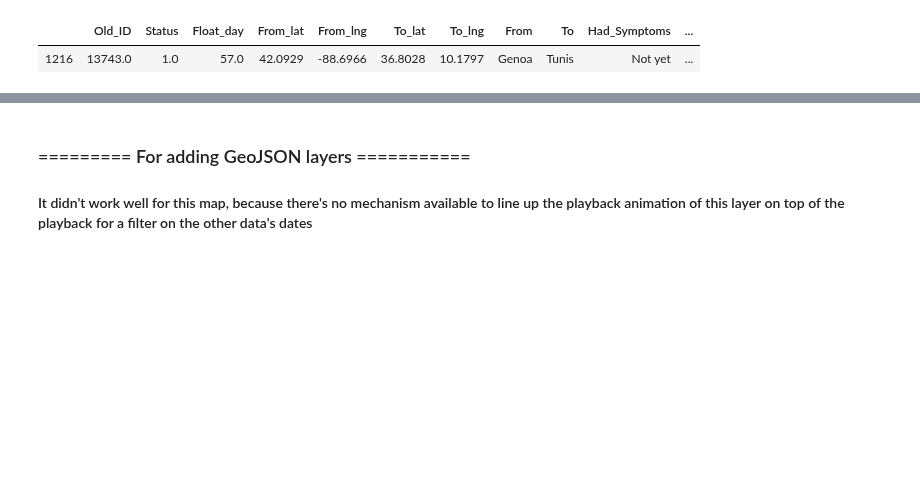
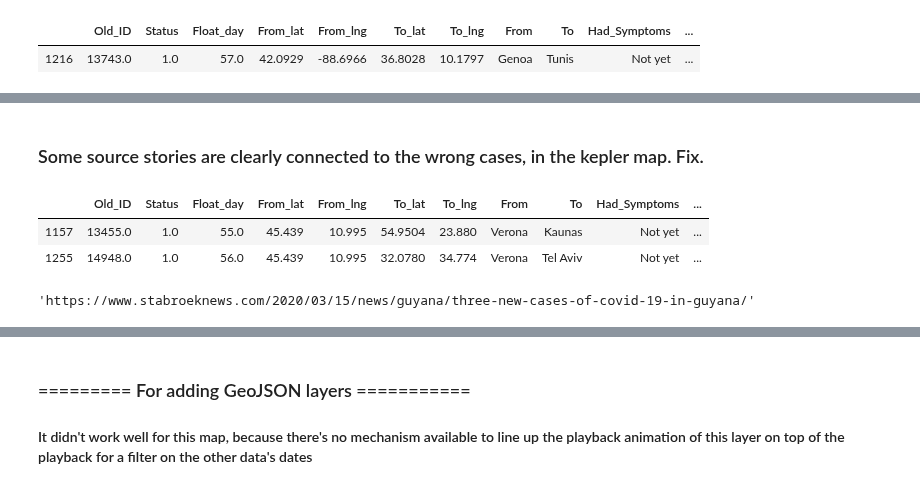
Before and after one commit to ebhtra/springboard, a Jupyter notebook: capstone_2/Map_Sick_Travelers.ipynb, the cells around one changed output, grey strips where cells are left out. Drawn from its saved outputs; the diff is of its cells as text; code cells hidden in the pictures; blank space fills up the shorter version.

```diff
--- a/capstone_2/Map_Sick_Travelers.ipynb
+++ b/capstone_2/Map_Sick_Travelers.ipynb
@@ -440,0 +440,12 @@ kepler_df[kepler_df.To == 'Genoa']
+# %% [markdown]
+### Some source stories are clearly connected to the wrong cases, in the kepler map.  Fix.
+# %%
+kepler_df[kepler_df.From == 'Verona']
+# %% [output]
+|  | Old_ID | Status | Float_day | From_lat | From_lng | To_lat | To_lng | From | To | Had_Symptoms | ... |
+| 1157 | 13455.0 | 1.0 | 55.0 | 45.439 | 10.995 | 54.9504 | 23.880 | Verona | Kaunas | Not yet | ... |
+| 1255 | 14948.0 | 1.0 | 56.0 | 45.439 | 10.995 | 32.0780 | 34.774 | Verona | Tel Aviv | Not yet | ... |
+# %%
+kepler_df.loc[1157, 'Story']  # Looking for a Lithuanian story, but seeing Guyanan
+# %% [output]
+'https://www.stabroeknews.com/2020/03/15/news/guyana/three-new-cases-of-covid-19-in-guyana/'
```
Also changed, not shown: parts of 19 cells of this notebook, 1 other file.
